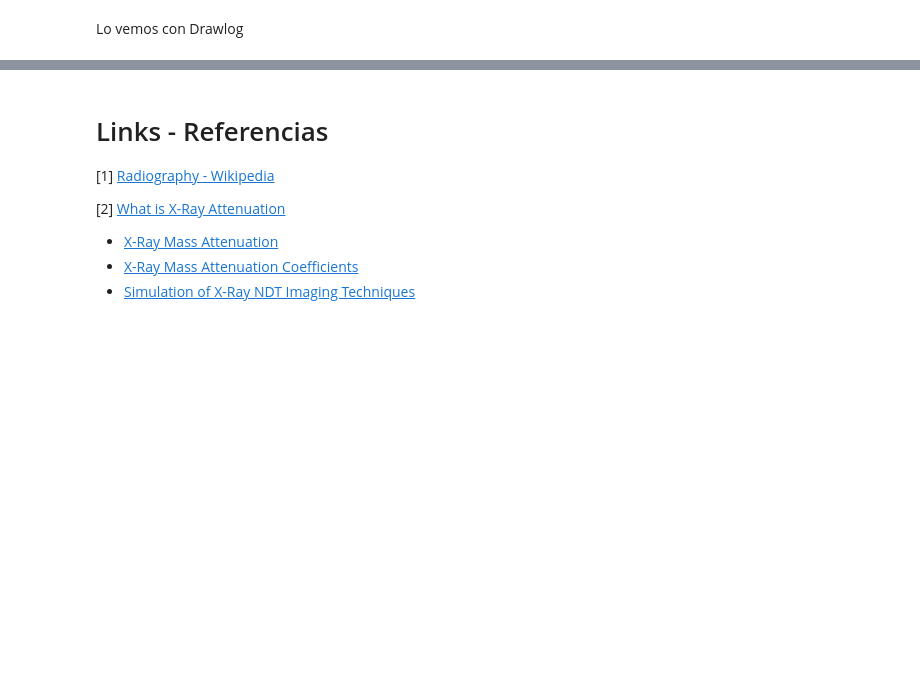
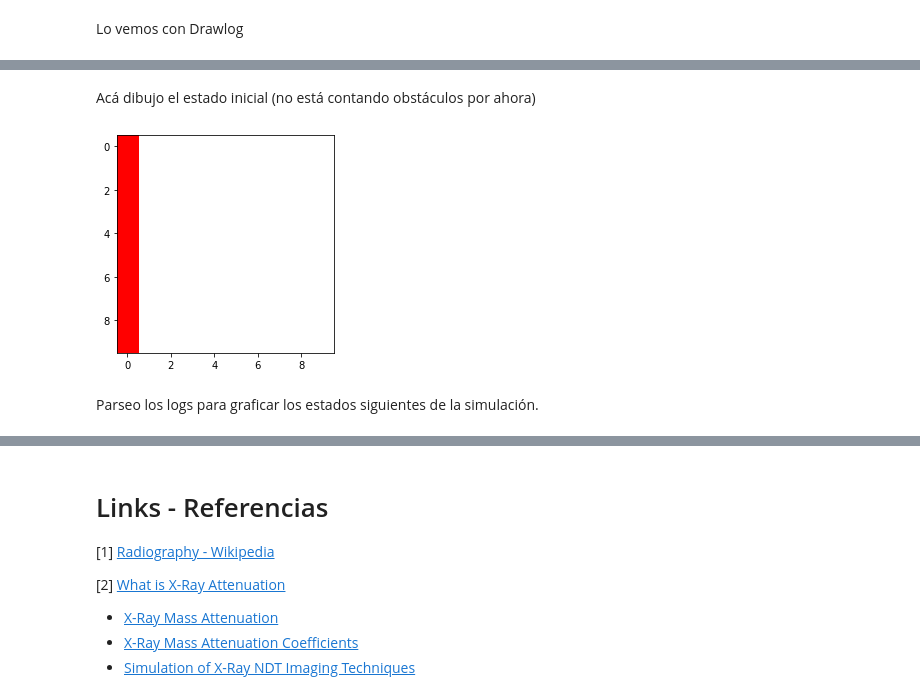
Before and after one commit to giselabelen/SED2021, a Jupyter notebook: TP2/TP2_ModeloConceptual.ipynb, the cells around one changed output, grey strips where cells are left out. Cells and saved outputs as stored; diff of their text form; code cells hidden in the pictures; blank space fills up the shorter version.

Commit message:
gráfico de estado inicial y procsamiento de logs para poder graficar cambios de estado

```diff
--- a/TP2/TP2_ModeloConceptual.ipynb
+++ b/TP2/TP2_ModeloConceptual.ipynb
@@ -217,6 +199,9 @@ COEF_AIRE = 0.000195
 # Coeficientes de obstaculos seteados por nosotros
 # por ejemplo pongo en (0,1) un obstaculo de coef 5.0 (0 fila, 5 col)
 obstaculos_10_10 = {0:{1: 5.0}}
+
+#esto es para hacer el dibujito
+valoresmapainicial = []
 
 # Crear un archivo .val con los estados iniciales de las celdas para el caso mxn
 def generar_estado_inicial(n, m, path, obstaculos=None, coef_default=0.1, val_default=1.0):
@@ -229,6 +214,8 @@ def generar_estado_inicial(n, m, path, obstaculos=None, coef_default=0.1, val_de
     with open("rayos/"+path+".val", 'w') as f:
         for i in range(0,m):
             for j in range(0,n):
+                if len(valoresmapainicial) <= j:
+                    valoresmapainicial.append([])
                 for c in range(0,2):
                     if c == 0:
                         if i == 0:
@@ -237,6 +224,7 @@ def generar_estado_inicial(n, m, path, obstaculos=None, coef_default=0.1, val_de
                         else:
                             # El resto de las celdas de rayos vale 0.0
                             val = 0.0
+                        valoresmapainicial[j].append(val)
                     else:
                         if obstaculos is None:
                             # En todos los obstaculos pongo coef_default de atenuacion
@@ -249,6 +237,7 @@ def generar_estado_inicial(n, m, path, obstaculos=None, coef_default=0.1, val_de
                             except IndexError:
                                 val = coef_default
                     f.write(f"({j},{i},{c}) = {val}\n")
+
 
 # Instancia rayos_generico.ma con los valores provistos
 def generar_ma(n, m, nombre_caso, initialCellsValues):
@@ -266,13 +255,25 @@ def generar_ma(n, m, nombre_caso, initialCellsValues):
     with open(f"rayos/"+nombre_caso+".ma", 'w') as f:
         f.write(data)
 
-# generar_estado_inicial(10, 10, "estado_10_10", obstaculos_10_10, COEF_AIRE)
-# CASO_10_10 = "rayos_10_10"
-# generar_ma(10, 10, CASO_10_10, "estado_10_10")
+generar_estado_inicial(10, 10, "estado_10_10", obstaculos_10_10, COEF_AIRE)
+CASO_10_10 = "rayos_10_10"
+generar_ma(10, 10, CASO_10_10, "estado_10_10")
 
-generar_estado_inicial(100, 100, "estado_100_100", coef_default=COEF_AIRE)
-CASO_100_100 = "rayos_100_100"
-generar_ma(100, 100, CASO_100_100, "estado_100_100")
+#generar_estado_inicial(100, 100, "estado_100_100", coef_default=COEF_AIRE)
+#CASO_100_100 = "rayos_100_100"
+#generar_ma(100, 100, CASO_100_100, "estado_100_100")
+
+#generar_estado_inicial(50, 50, "estado_50_50", coef_default=COEF_AIRE)
+#CASO_50_50 = "rayos_50_50"
+#generar_ma(50, 50, CASO_50_50, "estado_50_50")
+
+#generar_estado_inicial(10, 50, "estado_10_50", coef_default=COEF_AIRE)
+#CASO_10_50 = "rayos_10_50"
+#generar_ma(10, 50, CASO_10_50, "estado_10_50")
+
+#generar_estado_inicial(5, 50, "estado_5_50", coef_default=COEF_AIRE)
+#CASO_5_50 = "rayos_5_50"
+#generar_ma(5, 50, CASO_5_50, "estado_5_50")
 # %% [markdown]
 Creamos la carpeta de nuestro proyecto en SED y copiamos los archivos correspondientes
 # %%
@@ -470,0 +367,20 @@ Line : 1 - Time: 00:00:00:000:0
+# %% [markdown]
+Acá dibujo el estado inicial (no está contando obstáculos por ahora)
+# %%
+import matplotlib.pyplot as plt
+from matplotlib import colors
+import numpy as np
+
+#print(valoresmapainicial)
+data = valoresmapainicial
+
+# create discrete colormap
+cmap = colors.ListedColormap(['white','red'])
+
+plt.imshow(data, cmap=cmap, interpolation='nearest')
+
+plt.show()
+# %% [output]
+[figure, added]
+# %% [markdown]
+Parseo los logs para graficar los estados siguientes de la simulación.
```
Also changed, not shown: parts of 8 cells of this notebook, 3 other files.
